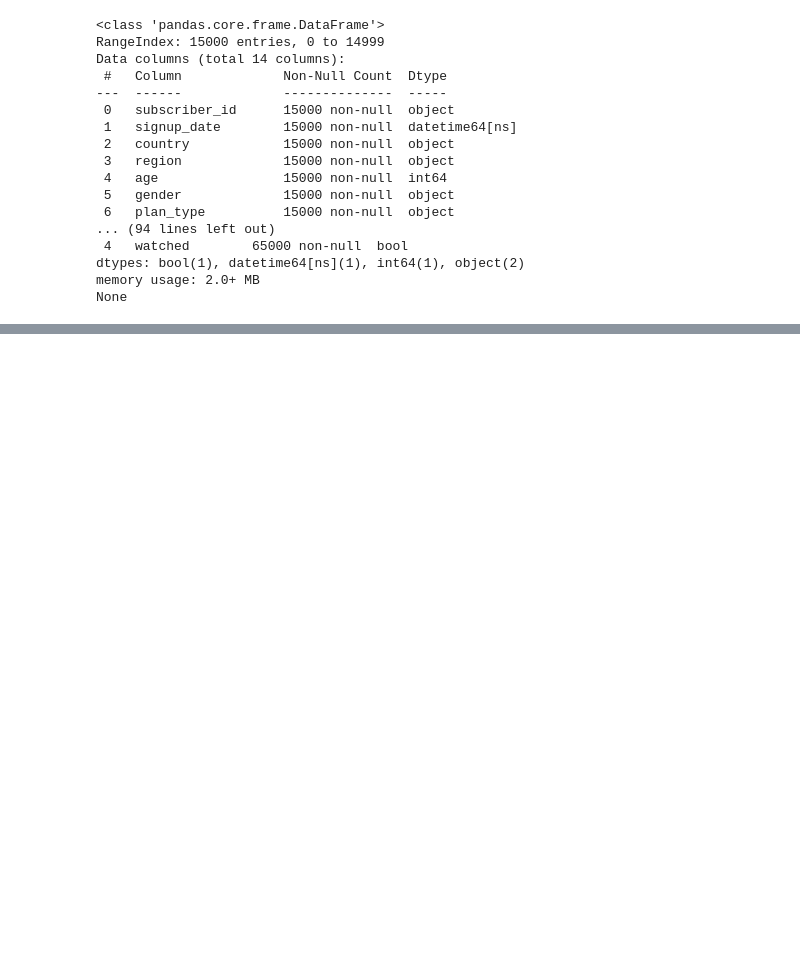
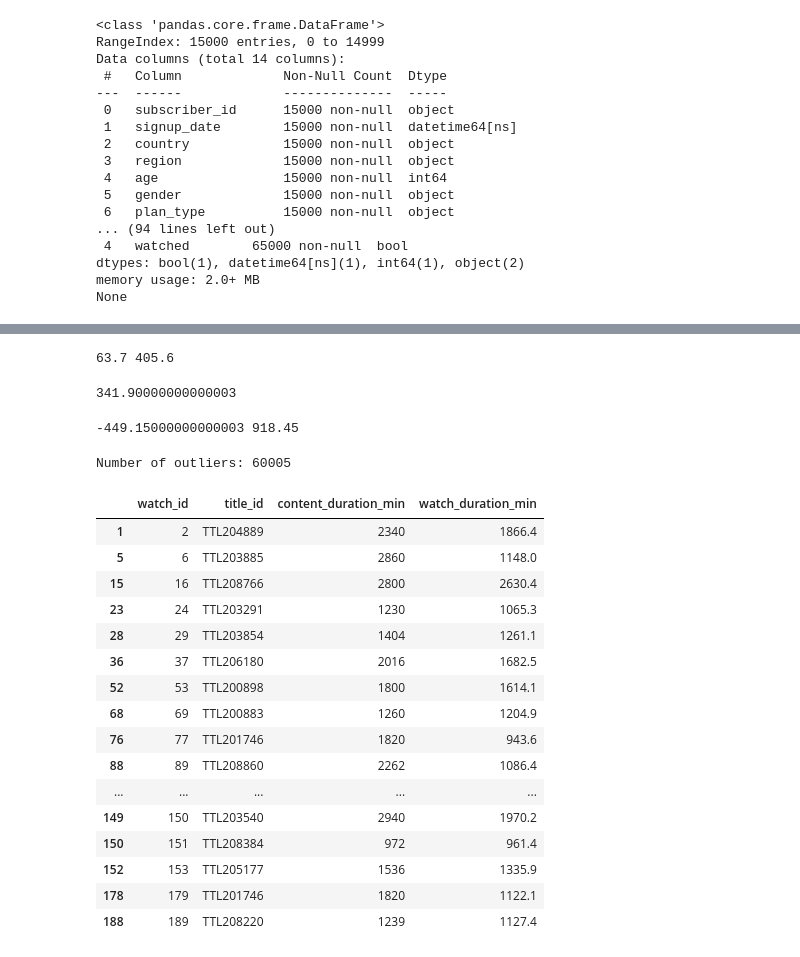
Before and after one commit to harsh-suman5/internmo_data_analytics_internship, a Jupyter notebook: project1/Phase1_DataCleaning_HARSH_SUMAN.ipynb, the cells around one changed output, grey strips where cells are left out. Drawn from its saved outputs; the diff is of its cells as text; code cells hidden in the pictures; blank space fills up the shorter version.

```diff
--- a/project1/Phase1_DataCleaning_HARSH_SUMAN.ipynb
+++ b/project1/Phase1_DataCleaning_HARSH_SUMAN.ipynb
@@ -344,0 +366,56 @@ subscribers.head()
+# %%
+# iqr method
+
+sorted(watch_history['watch_duration_min'])
+
+q1,q3 = np.percentile(watch_history['watch_duration_min'], [25,75])
+print(q1,q3)
+# %% [output]
+63.7 405.6
+# %%
+iqr = q3-q1
+print(iqr)
+# %% [output]
+341.90000000000003
+# %%
+lower_bound = q1 - (1.5 * iqr)
+upper_bound = q3 + (1.5 * iqr)
+print(lower_bound, upper_bound)
+# %% [output]
+-449.15000000000003 918.45
+# %%
+outliers = watch_history[
+    (watch_history["watch_duration_min"] < lower_bound) |
+    (watch_history["watch_duration_min"] > upper_bound)
+]
+
+print("Number of outliers:", len(outliers))
+# %% [output]
+Number of outliers: 60005
+# %%
+outliers[
+    [
+        "watch_id",
+        "title_id",
+        "content_duration_min",
+        "watch_duration_min"
+    ]
+].head(20)
+# %% [output]
+|  | watch_id | title_id | content_duration_min | watch_duration_min |
+| 1 | 2 | TTL204889 | 2340 | 1866.4 |
+| 5 | 6 | TTL203885 | 2860 | 1148.0 |
+| 15 | 16 | TTL208766 | 2800 | 2630.4 |
+| 23 | 24 | TTL203291 | 1230 | 1065.3 |
+| 28 | 29 | TTL203854 | 1404 | 1261.1 |
+| 36 | 37 | TTL206180 | 2016 | 1682.5 |
+| 52 | 53 | TTL200898 | 1800 | 1614.1 |
+| 68 | 69 | TTL200883 | 1260 | 1204.9 |
+| 76 | 77 | TTL201746 | 1820 | 943.6 |
+| 88 | 89 | TTL208860 | 2262 | 1086.4 |
+| ... | ... | ... | ... | ... |
+| 149 | 150 | TTL203540 | 2940 | 1970.2 |
+| 150 | 151 | TTL208384 | 972 | 961.4 |
+| 152 | 153 | TTL205177 | 1536 | 1335.9 |
+| 178 | 179 | TTL201746 | 1820 | 1122.1 |
+| 188 | 189 | TTL208220 | 1239 | 1127.4 |
```
Also changed, not shown: parts of 9 cells of this notebook, 1 other file.
